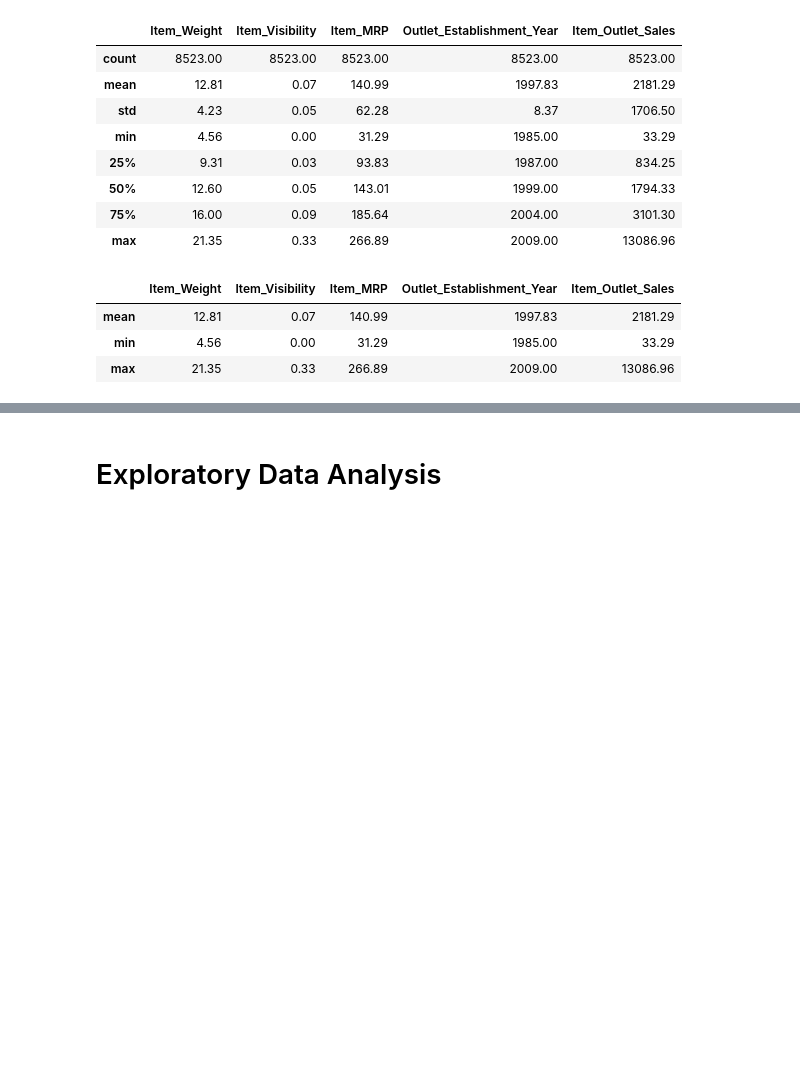
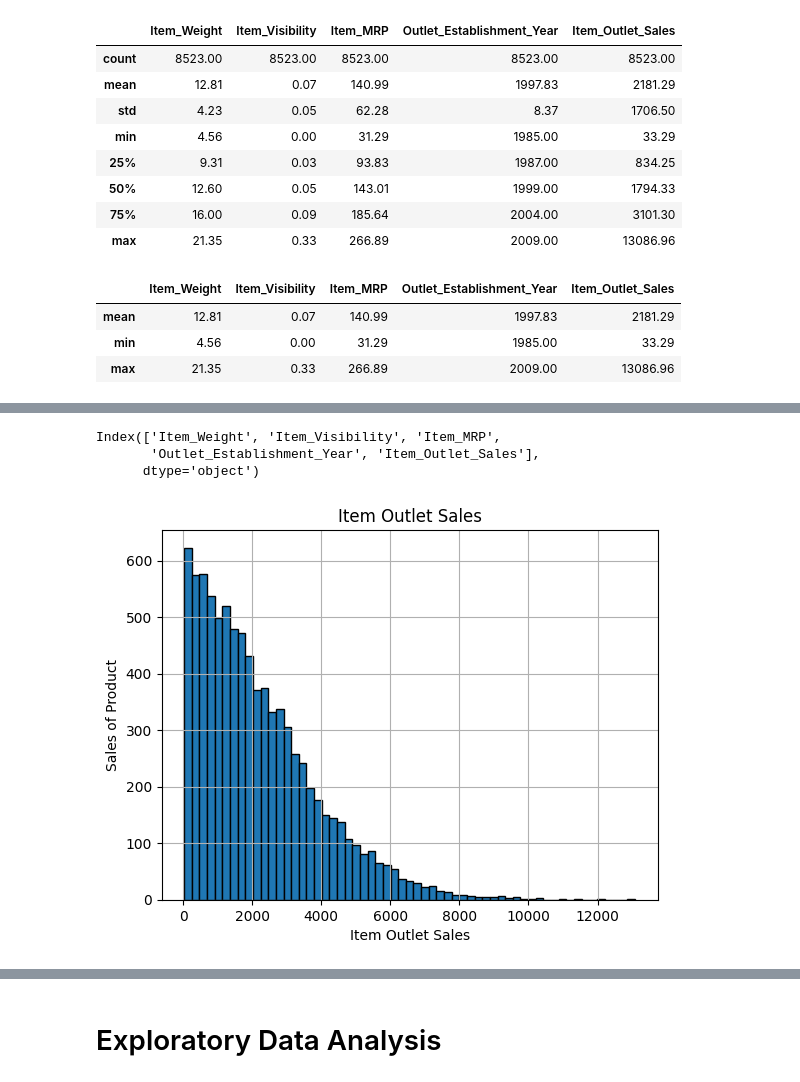
Before and after one commit to valmazan/Project_Part_Prediction-of-Product-Sales, a Jupyter notebook: Project_1_Pred_Product_Sales_Victoria_Almazan.ipynb, the cells around one changed output, grey strips where cells are left out. Drawn from its saved outputs; the diff is of its cells as text; code cells hidden in the pictures; blank space fills up the shorter version.

```diff
--- a/Project_1_Pred_Product_Sales_Victoria_Almazan.ipynb
+++ b/Project_1_Pred_Product_Sales_Victoria_Almazan.ipynb
@@ -370,0 +402,14 @@ num_value.loc[['mean', 'min','max']].round(2)
+# %%
+num = df.select_dtypes('number').columns
+num
+# %% [output]
+Index(['Item_Weight', 'Item_Visibility', 'Item_MRP',
+       'Outlet_Establishment_Year', 'Item_Outlet_Sales'],
+      dtype='object')
+# %%
+ax = df['Item_Outlet_Sales'].hist(bins = 'auto', edgecolor='black')
+ax.set_title('Item Outlet Sales')
+ax.set_xlabel('Item Outlet Sales')
+ax.set_ylabel('Sales of Product');
+# %% [output]
+[figure, added]
```
Also changed, not shown: parts of 40 cells of this notebook.
